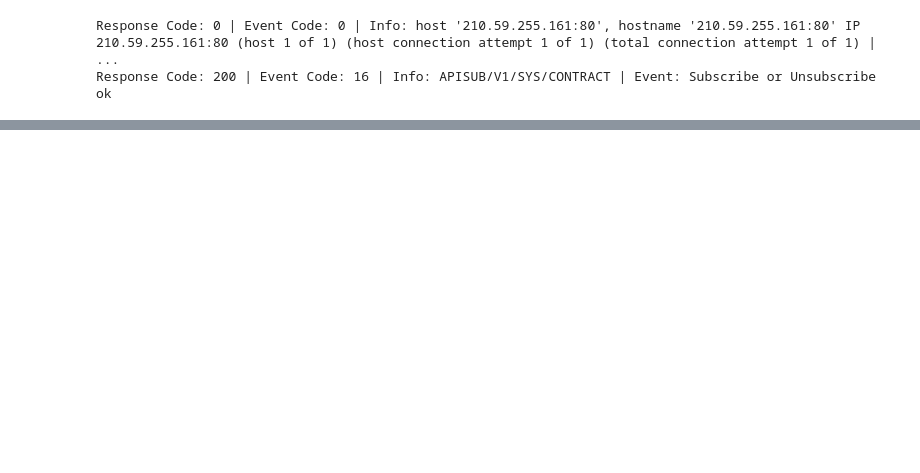
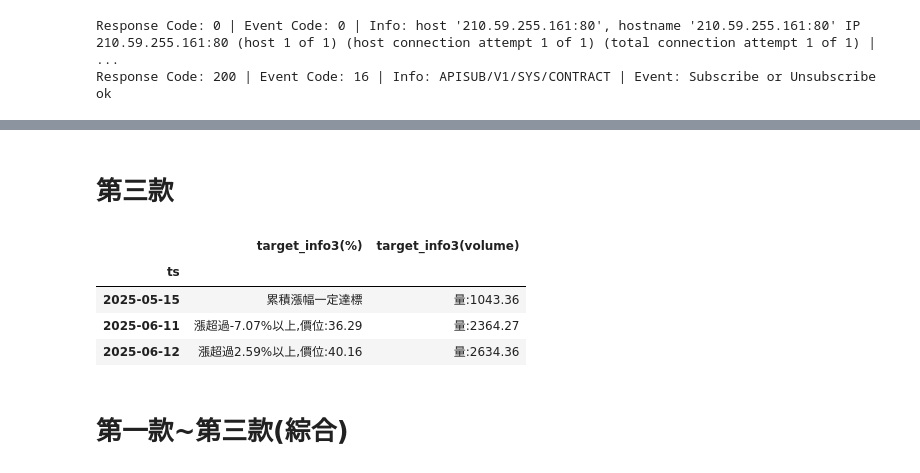
Before and after one commit to gostcok/WarningList, a Jupyter notebook: shioaji.ipynb, the cells around one changed output, grey strips where cells are left out. Saved outputs shown, nothing was run; the diff lists cells and outputs as text; code cells hidden in the pictures; blank space fills up the shorter version.

```diff
--- a/shioaji.ipynb
+++ b/shioaji.ipynb
@@ -29,0 +144,49 @@ kbars = api.kbars(
+# %% [markdown]
+# 第三款
+# %%
+stock_code='8038'
+kbars=get_kbar(stock_code)
+df = pd.DataFrame({**kbars})
+df.ts = pd.to_datetime(df.ts)
+
+df = df.groupby(df.ts.dt.date).agg({ "Open": "first", "High": "max", "Low": "min", "Close": "last", "Volume": "sum", "Amount": "sum" })
+df.drop(columns=["Open", "High", "Low", 'Amount'], inplace=True)
+df['code']=stock_code
+df['pct'] = df['Close'].pct_change()
+df['6pct'] = df['pct'].rolling(6).sum()
+df['60volume'] = df['Volume'].rolling(60).mean()
+
+iterm3 = (df['6pct'] * 100 > 25) & (df['Volume'] > df['60volume'] * 5 )
+
+df['notice']= iterm3
+df['pre_punished'] = df['notice']
+
+df['target_pct3_v1(%)'] = (25-df['pct'].rolling(5).sum()*100).where(df['pre_punished'])
+
+# (59v'+v)/60 *5 < v => 59/11v' < v
+df['target_pct3_v2(volume)'] = (df['Volume'].rolling(59).sum()/11).where(df['pre_punished'])
+
+df['target_info3(%)'] = df.apply(
+    lambda row: '累積漲幅一定達標' if pd.notna(row['target_pct3_v1(%)']) and row['target_pct3_v1(%)'] < -10
+                else f"漲超過{row['target_pct3_v1(%)']:.2f}%以上,價位:{row['Close']*(1+row['target_pct3_v1(%)']/100):.2f}"
+                if pd.notna(row['target_pct3_v1(%)']) else None,
+    axis=1
+)
+
+df['target_info3(volume)'] = df.apply(
+    lambda row: f"量:{row['target_pct3_v2(volume)']:.2f}"
+                if pd.notna(row['target_pct3_v2(volume)']) else None,
+    axis=1
+)
+
+# df[df["notice"]]['notice']
+df[df['pre_punished']][['target_info3(%)','target_info3(volume)']]
+# df[df['pre_punished']]
+# %% [output]
+|  | target_info3(%) | target_info3(volume) |
+| ts |  |  |
+| 2025-05-15 | 累積漲幅一定達標 | 量:1043.36 |
+| 2025-06-11 | 漲超過-7.07%以上,價位:36.29 | 量:2364.27 |
+| 2025-06-12 | 漲超過2.59%以上,價位:40.16 | 量:2634.36 |
+# %% [markdown]
+# 第一款~第三款(綜合)
```
Also changed, not shown: parts of 20 cells of this notebook, 20 other files.
